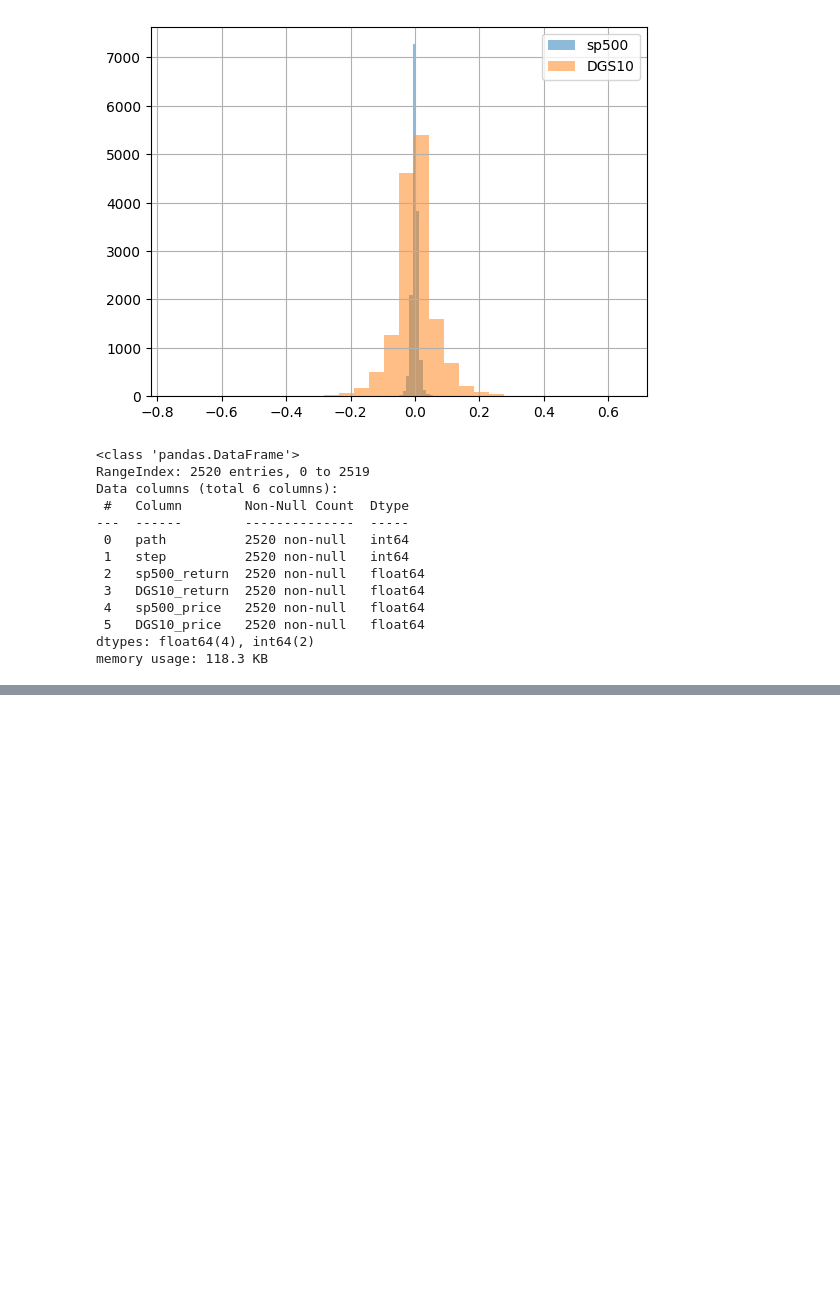
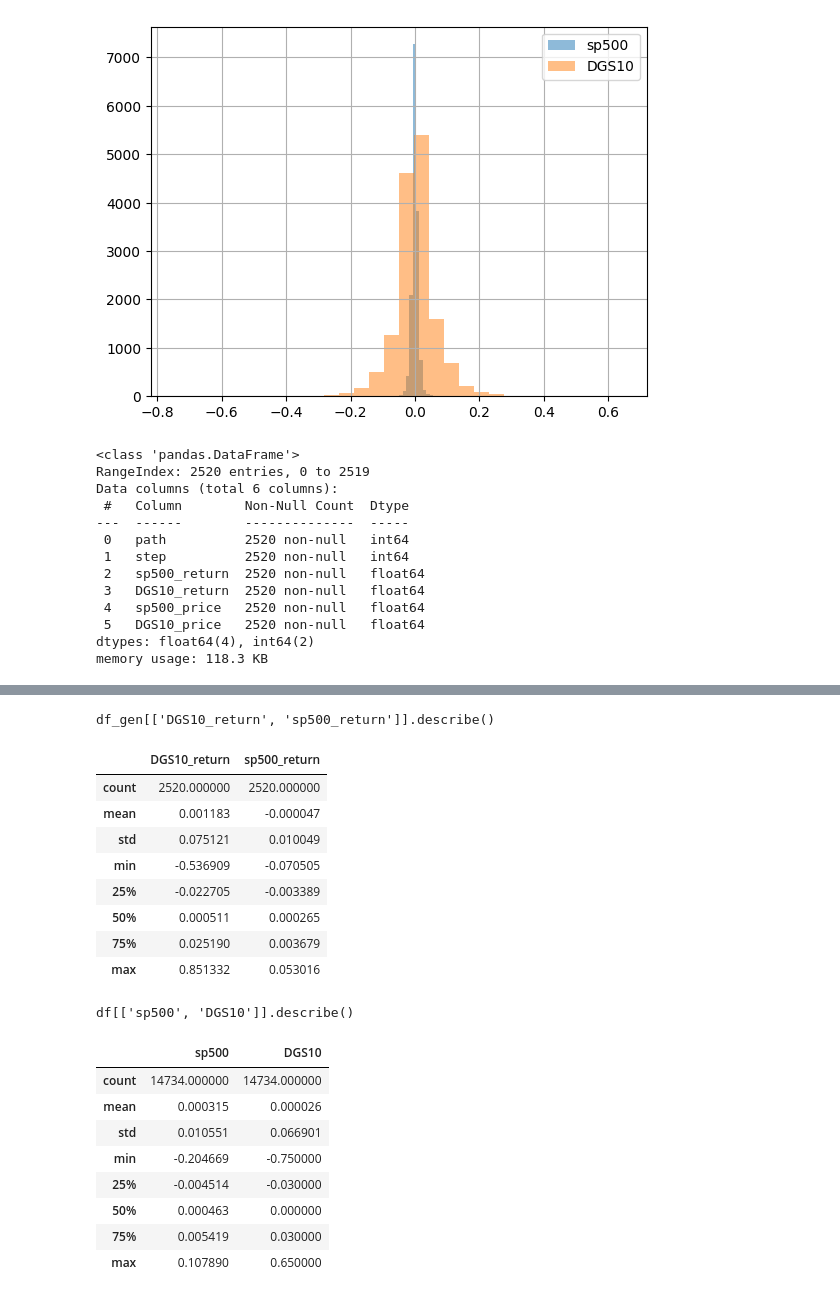
Before and after one commit to 5ky7/DSSjissyu, a Jupyter notebook: data_exploration.ipynb, the cells around one changed output, grey strips where cells are left out. Cells and saved outputs as stored; diff of their text form; code cells hidden in the pictures; blank space fills up the shorter version.

```diff
--- a/data_exploration.ipynb
+++ b/data_exploration.ipynb
@@ -323,0 +341,27 @@ df_gen = df_gen[df_gen['path'] == 0]
+# %%
+print("df_gen[['DGS10_return', 'sp500_return']].describe()")
+display(df_gen[["DGS10_return", "sp500_return"]].describe())
+
+print("df[['sp500', 'DGS10']].describe()")
+display(df[["sp500", "DGS10"]].describe())
+# %% [output]
+df_gen[['DGS10_return', 'sp500_return']].describe()
+|  | DGS10_return | sp500_return |
+| count | 2520.000000 | 2520.000000 |
+| mean | 0.001183 | -0.000047 |
+| std | 0.075121 | 0.010049 |
+| min | -0.536909 | -0.070505 |
+| 25% | -0.022705 | -0.003389 |
+| 50% | 0.000511 | 0.000265 |
+| 75% | 0.025190 | 0.003679 |
+| max | 0.851332 | 0.053016 |
+df[['sp500', 'DGS10']].describe()
+|  | sp500 | DGS10 |
+| count | 14734.000000 | 14734.000000 |
+| mean | 0.000315 | 0.000026 |
+| std | 0.010551 | 0.066901 |
+| min | -0.204669 | -0.750000 |
+| 25% | -0.004514 | -0.030000 |
+| 50% | 0.000463 | 0.000000 |
+| 75% | 0.005419 | 0.030000 |
+| max | 0.107890 | 0.650000 |
```
Also changed, not shown: parts of 5 cells of this notebook, 11 other files.
